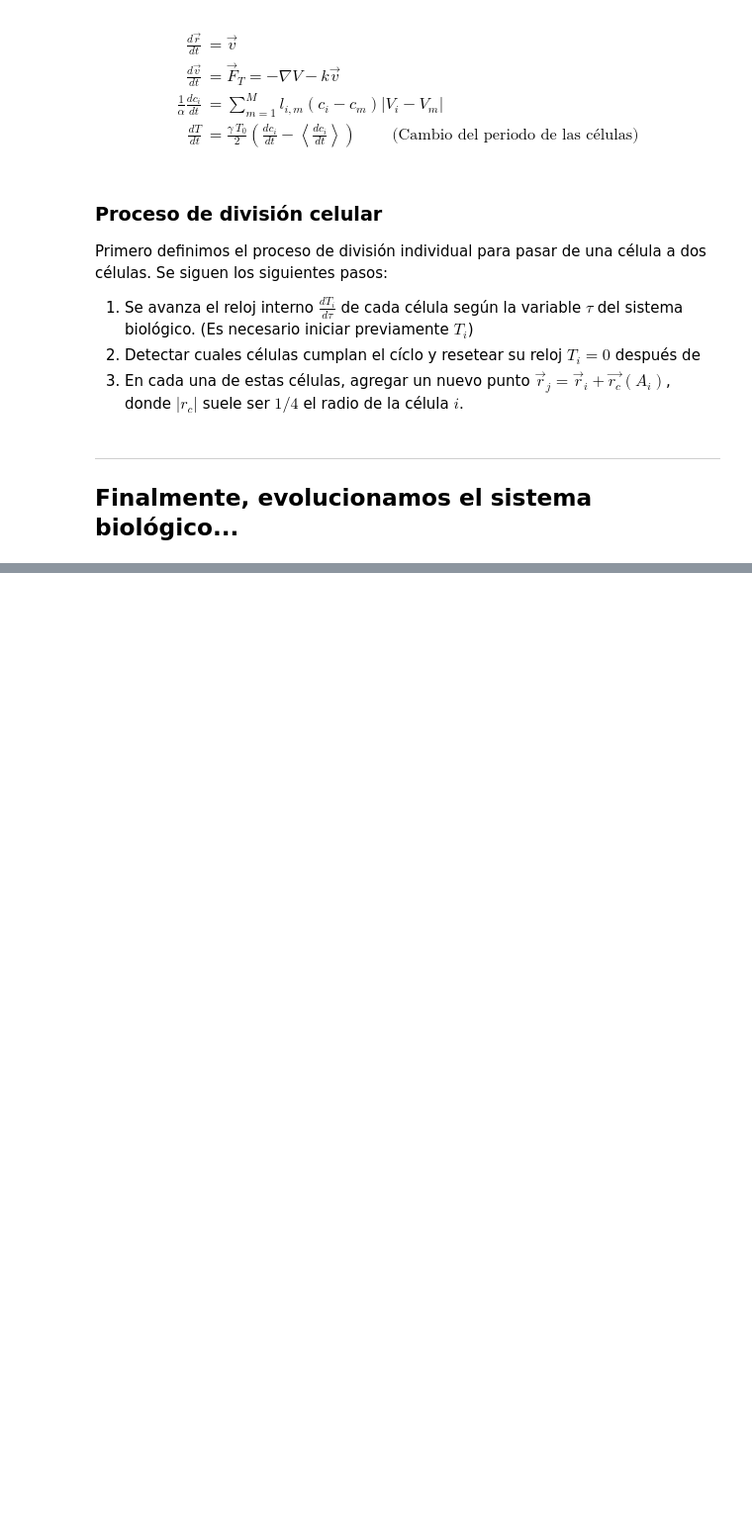
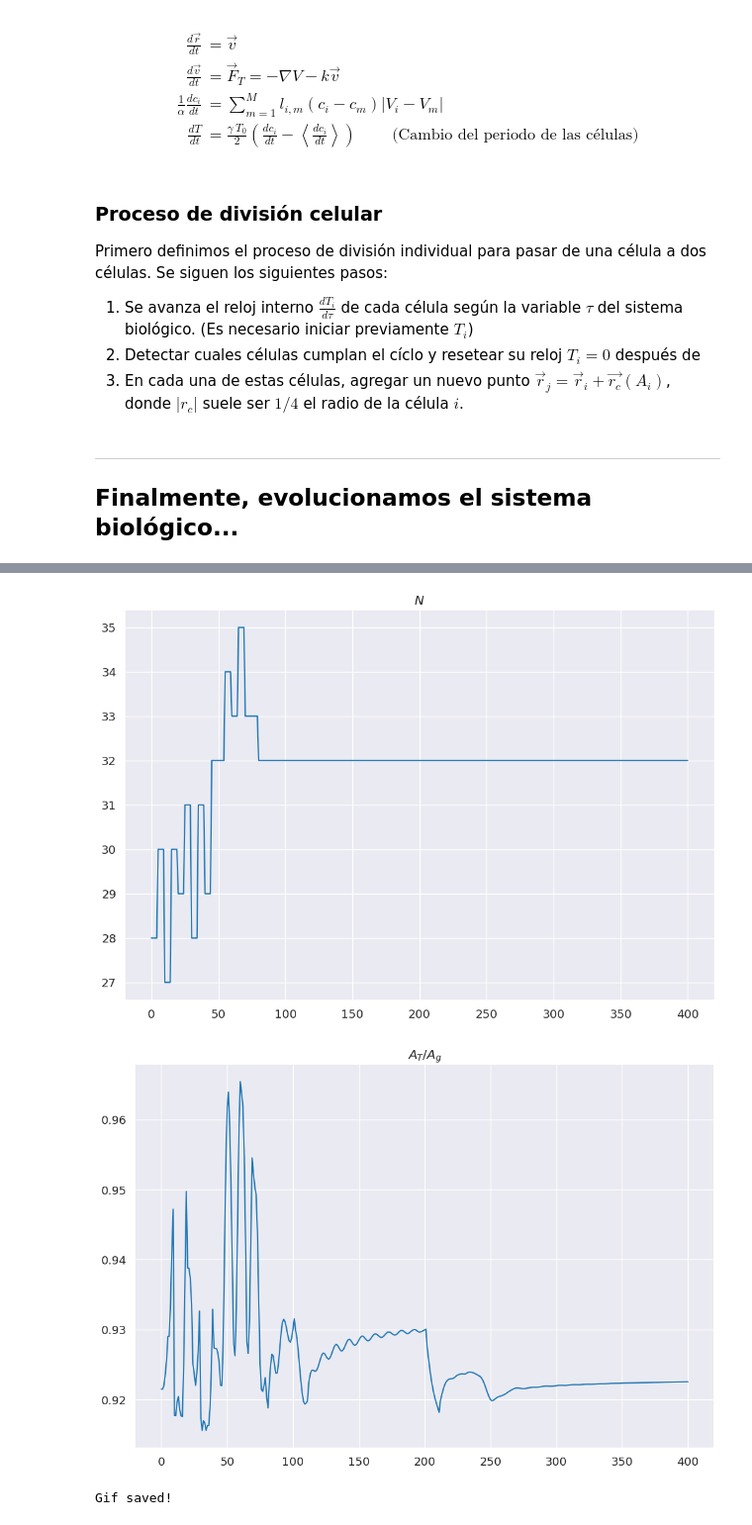
Before and after one commit to joshbrx/biomath_model, a Jupyter notebook: Voronoi_cells_prototipo.ipynb, the cells around one changed output, grey strips where cells are left out. Shown at 99% size. Drawn from its saved outputs; the diff is of its cells as text; code cells hidden in the pictures; blank space fills up the shorter version.

```diff
--- a/Voronoi_cells_prototipo.ipynb
+++ b/Voronoi_cells_prototipo.ipynb
@@ -1091,7 +1114,19 @@ plt.show()
+# %%
+plt.plot(N_list)
+plt.title("$N$"); plt.show()
+
+plt.plot(I_list)
+plt.title("$A_T/A_g$"); plt.show()
+# %% [output]
+[figure, added]
+[figure, added]
 # %%
 import imageio.v2 as imageio
-with imageio.get_writer(f'/content/drive/MyDrive/biomath_model/thermC_{N}_{K}.gif', fps=20) as writer:    # inputs: filename, frame per second
-    for filename in filenames[:201]:
+with imageio.get_writer(f'/content/drive/MyDrive/biomath_model/thermC_{N}_{K}.gif', duration=30) as writer:
+    for filename in filenames:
+    # for filename in filenames[:401]:
         image = imageio.imread(filename)                         # load the image file
         writer.append_data(image)                                # append the image file
 print('Gif saved!\n')
+# %% [output]
+Gif saved!
```
Also changed, not shown: parts of 7 cells of this notebook.
